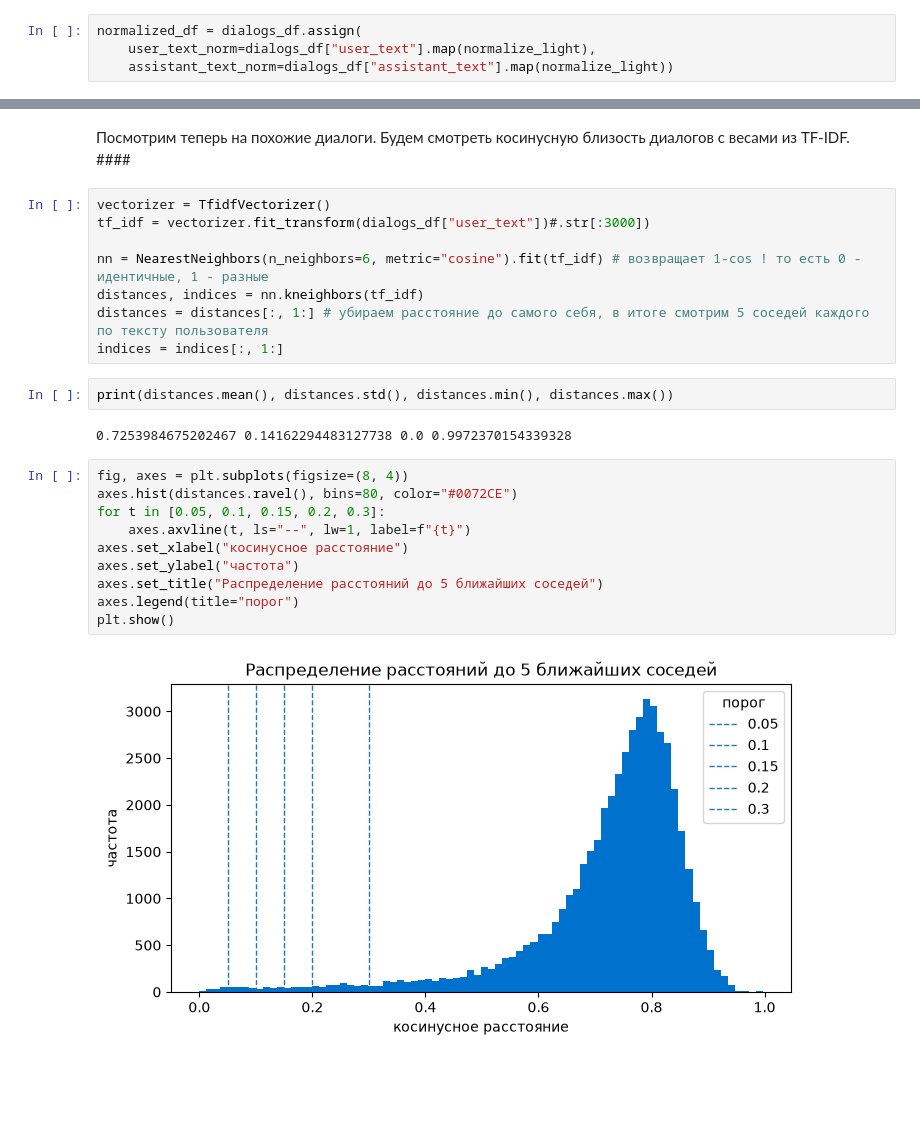
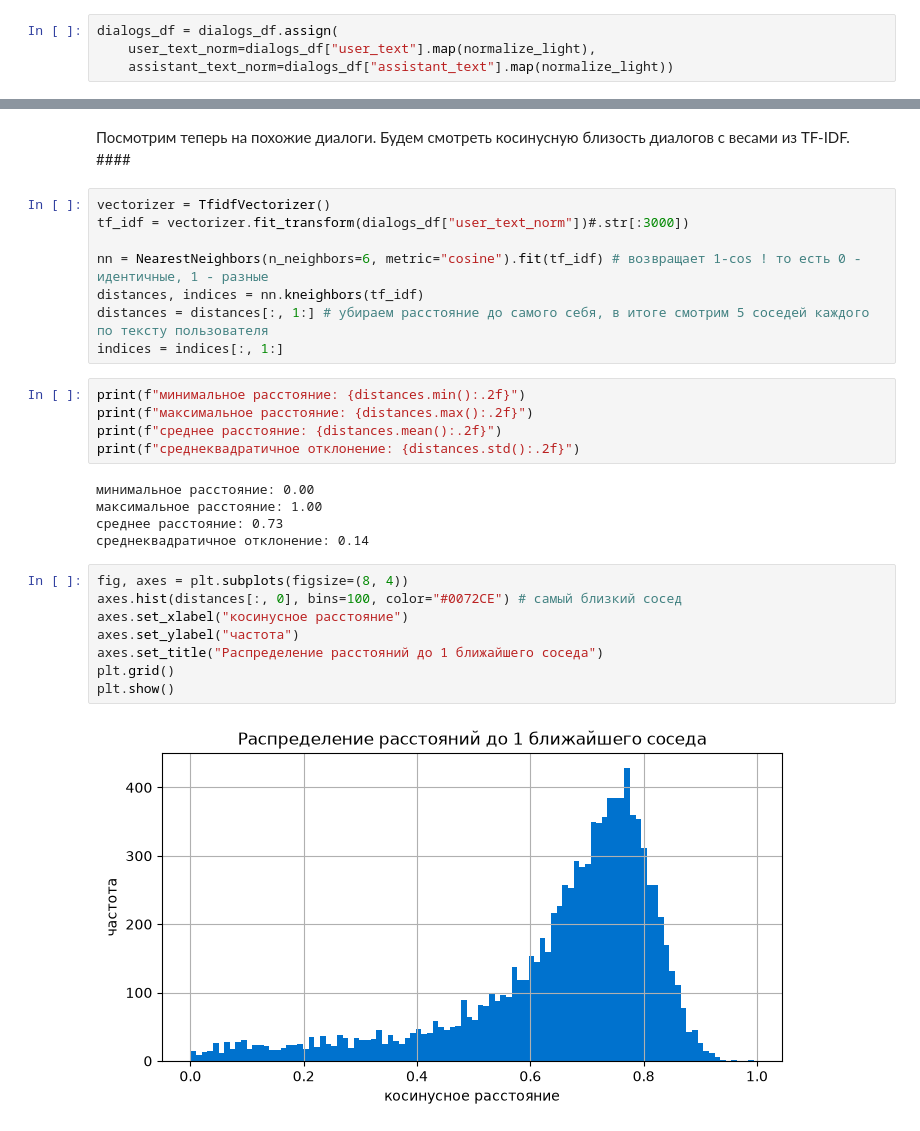
Before and after one commit to Half-Head/ML_homework, a Jupyter notebook: hw1/1_step_eda.ipynb, the cells around one changed output, grey strips where cells are left out. Cells and saved outputs as stored; diff of their text form; blank space fills up the shorter version.

```diff
--- a/hw1/1_step_eda.ipynb
+++ b/hw1/1_step_eda.ipynb
@@ -222,7 +222,7 @@ def normalize_light(text):
     t = re.sub(r"\s+", " ", t.lower()).strip()  # схлопнуть пробелы
     return t
 # %%
-normalized_df = dialogs_df.assign(
+dialogs_df = dialogs_df.assign(
     user_text_norm=dialogs_df["user_text"].map(normalize_light),
     assistant_text_norm=dialogs_df["assistant_text"].map(normalize_light))
 # %%
@@ -240,25 +240,29 @@ print("групп по текстам моделей с размером > 1:",
 Посмотрим теперь на похожие диалоги. Будем смотреть косинусную близость диалогов с весами из TF-IDF. ####
 # %%
 vectorizer = TfidfVectorizer()
-tf_idf = vectorizer.fit_transform(dialogs_df["user_text"])#.str[:3000])
+tf_idf = vectorizer.fit_transform(dialogs_df["user_text_norm"])#.str[:3000])
 
 nn = NearestNeighbors(n_neighbors=6, metric="cosine").fit(tf_idf) # возвращает 1-cos ! то есть 0 - идентичные, 1 - разные
 distances, indices = nn.kneighbors(tf_idf)
 distances = distances[:, 1:] # убираем расстояние до самого себя, в итоге смотрим 5 соседей каждого по тексту пользователя
 indices = indices[:, 1:]
 # %%
-print(distances.mean(), distances.std(), distances.min(), distances.max())
+print(f"минимальное расстояние: {distances.min():.2f}")
+print(f"максимальное расстояние: {distances.max():.2f}")
+print(f"среднее расстояние: {distances.mean():.2f}")
+print(f"среднеквадратичное отклонение: {distances.std():.2f}")
 # %% [output]
-0.7253984675202467 0.14162294483127738 0.0 0.9972370154339328
+минимальное расстояние: 0.00
+максимальное расстояние: 1.00
+среднее расстояние: 0.73
+среднеквадратичное отклонение: 0.14
 # %%
 fig, axes = plt.subplots(figsize=(8, 4))
-axes.hist(distances.ravel(), bins=80, color="#0072CE")
-for t in [0.05, 0.1, 0.15, 0.2, 0.3]:
-    axes.axvline(t, ls="--", lw=1, label=f"{t}")
+axes.hist(distances[:, 0], bins=100, color="#0072CE") # самый близкий сосед
 axes.set_xlabel("косинусное расстояние")
 axes.set_ylabel("частота")
-axes.set_title("Распределение расстояний до 5 ближайших соседей")
-axes.legend(title="порог")
+axes.set_title("Распределение расстояний до 1 ближайшего соседа")
+plt.grid()
 plt.show()
 # %% [output]
-[figure, old version]
+[figure, new version]
```
Also changed, not shown: parts of 5 cells of this notebook.
